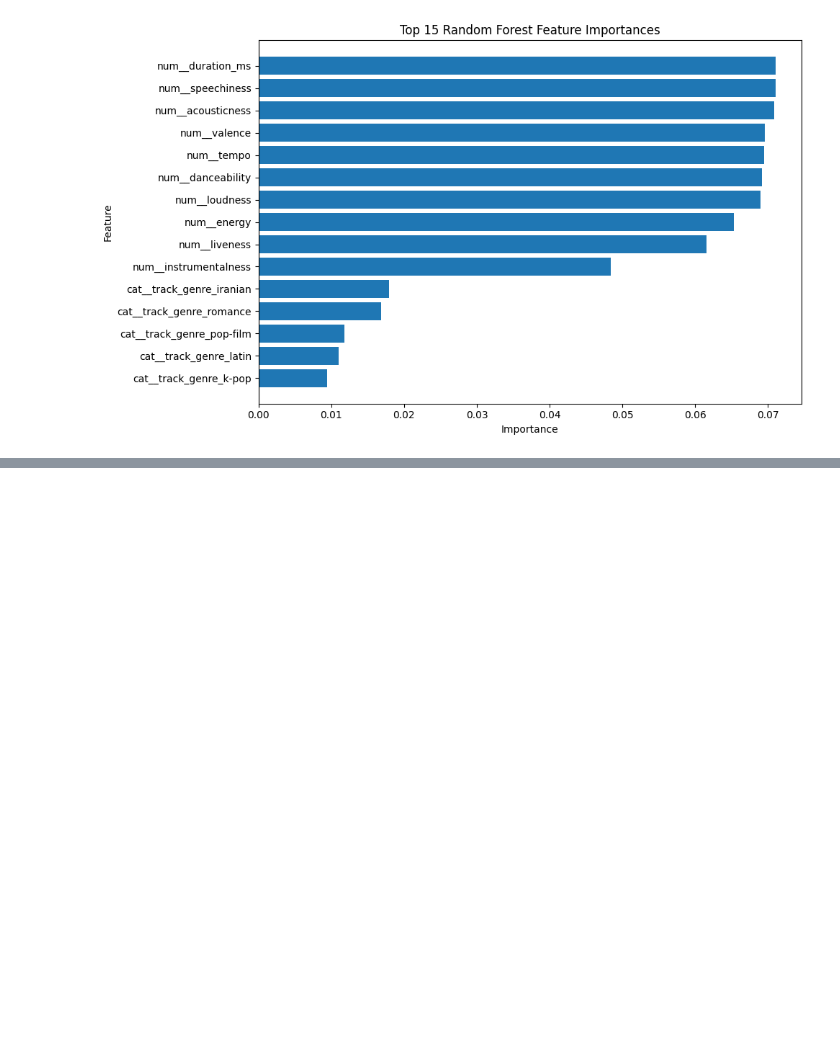
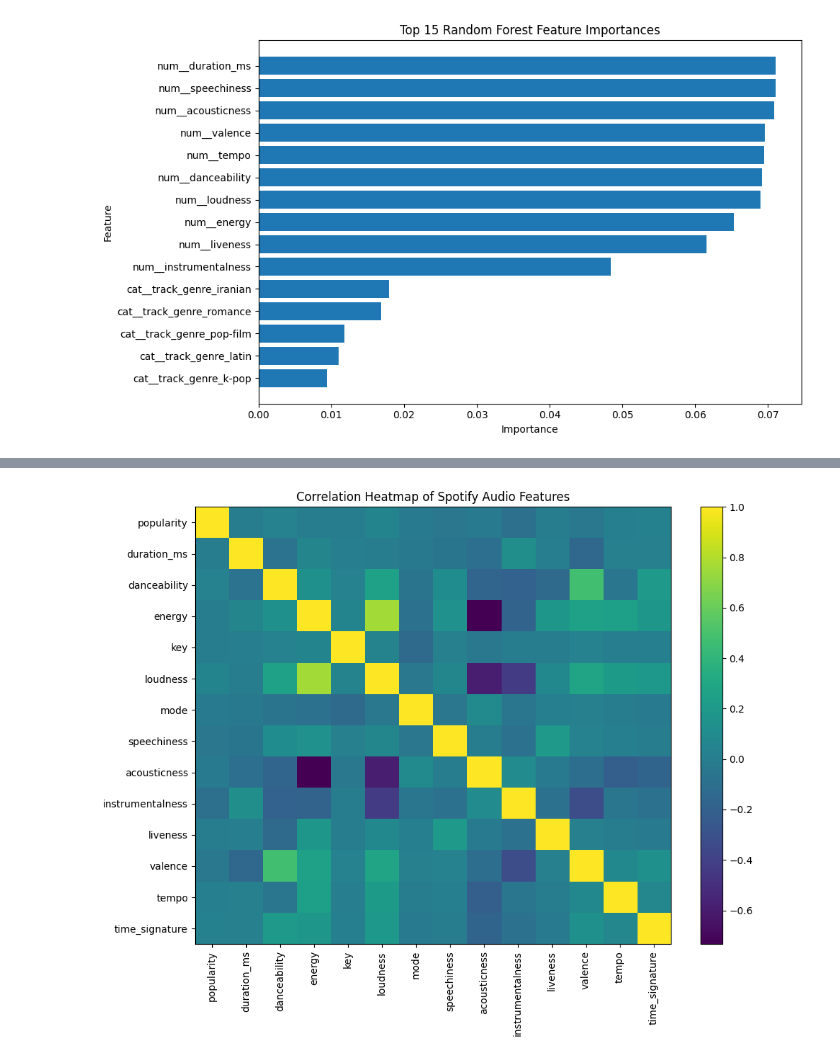
Before and after one commit to jparso32/spotify-song-popularity-regression, a Jupyter notebook: notebooks/spotify_popularity_project.ipynb, the cells around one changed output, grey strips where cells are left out. Cells and saved outputs as stored; diff of their text form; code cells hidden in the pictures; blank space fills up the shorter version.

```diff
--- a/notebooks/spotify_popularity_project.ipynb
+++ b/notebooks/spotify_popularity_project.ipynb
@@ -245,0 +271,33 @@ plt.show()
+# %%
+numeric_df = df[
+    [
+        "popularity",
+        "duration_ms",
+        "danceability",
+        "energy",
+        "key",
+        "loudness",
+        "mode",
+        "speechiness",
+        "acousticness",
+        "instrumentalness",
+        "liveness",
+        "valence",
+        "tempo",
+        "time_signature"
+    ]
+]
+
+corr = numeric_df.corr()
+
+plt.figure(figsize=(10, 8))
+plt.imshow(corr, aspect="auto")
+plt.colorbar()
+plt.xticks(range(len(corr.columns)), corr.columns, rotation=90)
+plt.yticks(range(len(corr.columns)), corr.columns)
+plt.title("Correlation Heatmap of Spotify Audio Features")
+plt.tight_layout()
+plt.savefig("../images/correlation_heatmap.png", dpi=300, bbox_inches="tight")
+plt.show()
+# %% [output]
+[figure, added]
```
Also changed, not shown: parts of 2 cells of this notebook, 3 other files.
